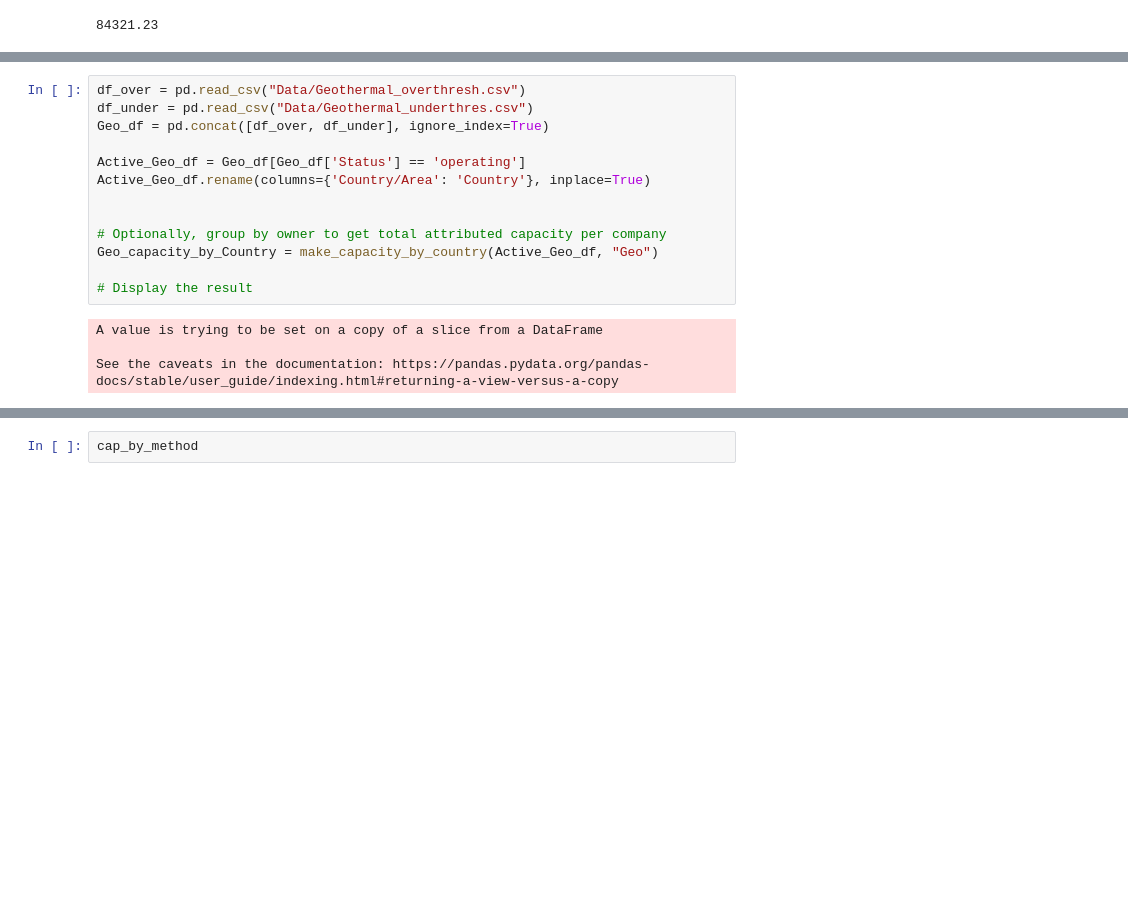
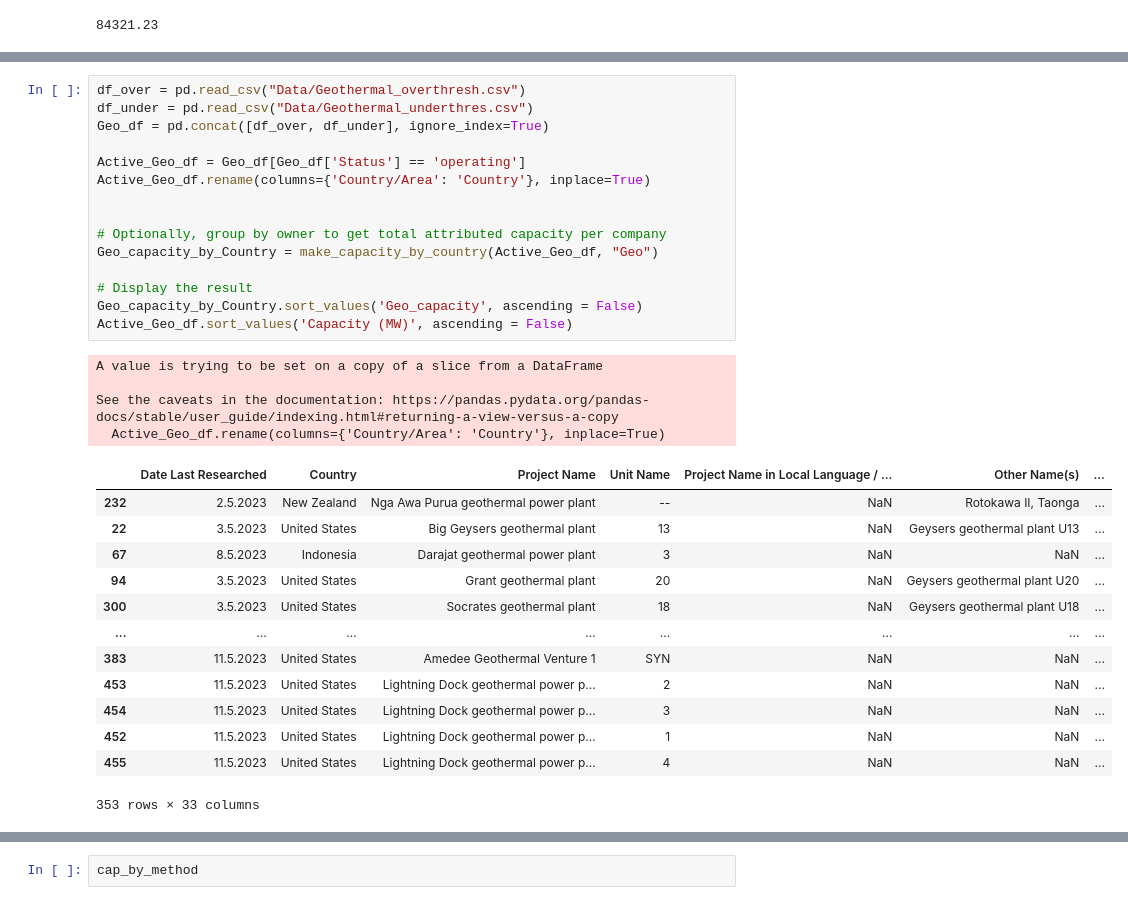
Before and after one commit to bjarturingvason/Nordea-case-ATA, a Jupyter notebook: By_country.ipynb, the cells around one changed output, grey strips where cells are left out. Drawn from its saved outputs; the diff is of its cells as text; blank space fills up the shorter version.

```diff
--- a/By_country.ipynb
+++ b/By_country.ipynb
@@ -40,20 +42,36 @@ See the caveats in the documentation: https://pandas.pydata.org/pandas-docs/stab
 # %%
 df_over = pd.read_csv("Data/Geothermal_overthresh.csv")
 df_under = pd.read_csv("Data/Geothermal_underthres.csv")
 Geo_df = pd.concat([df_over, df_under], ignore_index=True)
 
 Active_Geo_df = Geo_df[Geo_df['Status'] == 'operating']
 Active_Geo_df.rename(columns={'Country/Area': 'Country'}, inplace=True)
 
 
 # Optionally, group by owner to get total attributed capacity per company
 Geo_capacity_by_Country = make_capacity_by_country(Active_Geo_df, "Geo")
 
 # Display the result
+Geo_capacity_by_Country.sort_values('Geo_capacity', ascending = False)
+Active_Geo_df.sort_values('Capacity (MW)', ascending = False)
 # %% [output]
 A value is trying to be set on a copy of a slice from a DataFrame
 
 See the caveats in the documentation: https://pandas.pydata.org/pandas-docs/stable/user_guide/indexing.html#returning-a-view-versus-a-copy
+  Active_Geo_df.rename(columns={'Country/Area': 'Country'}, inplace=True)
+|  | Date Last Researched | Country | Project Name | Unit Name | Project Name in Local Language / ... | Other Name(s) | ... |
+| 232 | 2.5.2023 | New Zealand | Nga Awa Purua geothermal power plant | -- | NaN | Rotokawa II, Taonga | ... |
+| 22 | 3.5.2023 | United States | Big Geysers geothermal plant | 13 | NaN | Geysers geothermal plant U13 | ... |
+| 67 | 8.5.2023 | Indonesia | Darajat geothermal power plant | 3 | NaN | NaN | ... |
+| 94 | 3.5.2023 | United States | Grant geothermal plant | 20 | NaN | Geysers geothermal plant U20 | ... |
+| 300 | 3.5.2023 | United States | Socrates geothermal plant | 18 | NaN | Geysers geothermal plant U18 | ... |
+| ... | ... | ... | ... | ... | ... | ... | ... |
+| 383 | 11.5.2023 | United States | Amedee Geothermal Venture 1 | SYN | NaN | NaN | ... |
+| 453 | 11.5.2023 | United States | Lightning Dock geothermal power p... | 2 | NaN | NaN | ... |
+| 454 | 11.5.2023 | United States | Lightning Dock geothermal power p... | 3 | NaN | NaN | ... |
+| 452 | 11.5.2023 | United States | Lightning Dock geothermal power p... | 1 | NaN | NaN | ... |
+| 455 | 11.5.2023 | United States | Lightning Dock geothermal power p... | 4 | NaN | NaN | ... |
+353 rows × 33 columns
 # %%
 df_over = pd.read_csv("Data/Hydro_overthresh.csv")
 df_under = pd.read_csv("Data/Hydro_underhresh.csv")
```
Also changed, not shown: parts of 9 cells of this notebook, 3 other files.
